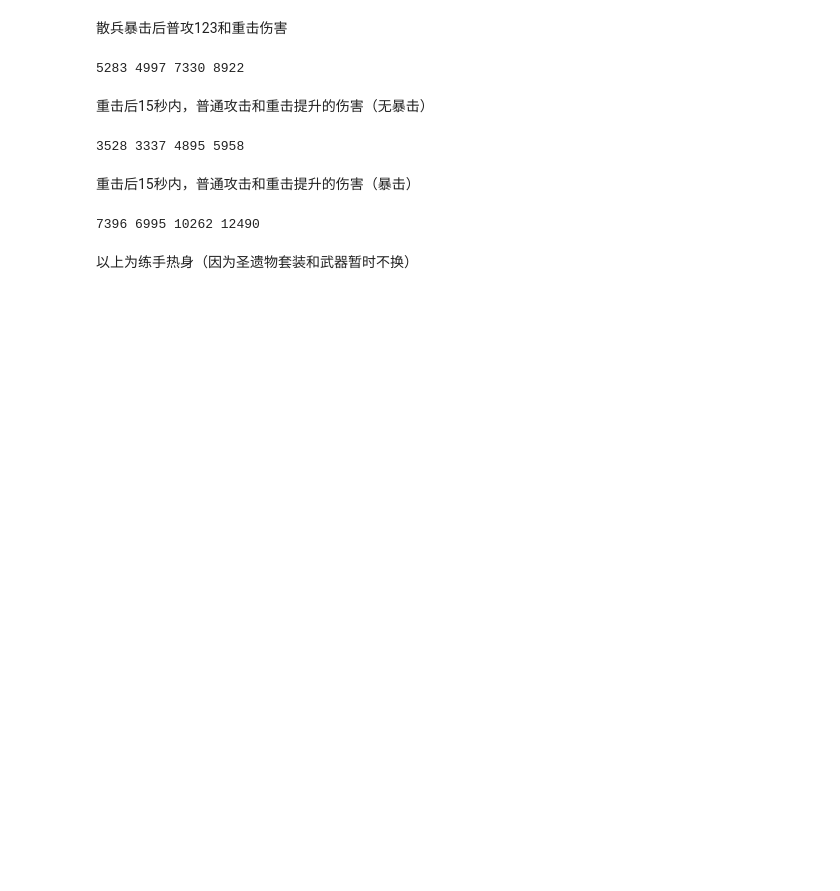
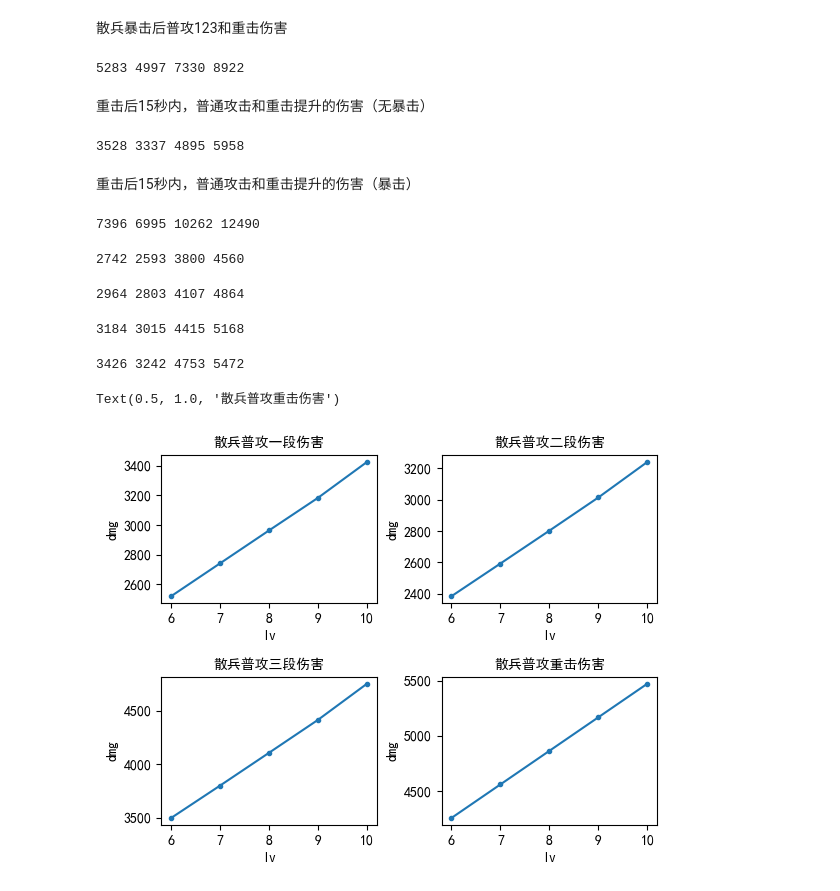
Before and after one commit to Anqi-Wang-aug/My-Genshin-char-analysis, a Jupyter notebook: analysis.ipynb, the cells around one changed output. Saved outputs shown, nothing was run; the diff lists cells and outputs as text; code cells hidden in the pictures; blank space fills up the shorter version.

```diff
--- a/analysis.ipynb
+++ b/analysis.ipynb
@@ -1,6 +1,6 @@
 # %%
 import pandas as pd
-df = pd.read_excel('角色数据.xlsx')
+df = pd.read_excel('角色数据.xlsx')···
 # %% [output]
 |  | 人物 | 生命值上限 | 生命值上限加成 | 攻击力 | 攻击力加成 | 防御力 | 防御力加成 | 元素精通 | 暴击率（%） | 暴击伤害（%） | 治疗加成（%） | ... |
 | 0 | 琴 | 13662 | 8126 | 671 | 1457 | 715 | 306 | 146 | 18.1 | 55.0 | 22.2 | ... |
@@ -70,5 +70,75 @@ print(math.floor(n_attack_1*p), math.floor(n_attack_2*p), math.floor(n_attack_3*
 print(math.floor(n_attack_1_crit*p), math.floor(n_attack_2_crit*p), math.floor(n_attack_3_crit*p), math.floor(charged_crit*p))
 # %% [output]
 7396 6995 10262 12490
-# %% [markdown]
-以上为练手热身（因为圣遗物套装和武器暂时不换）
+# %%
+n_attack_1_7 = math.floor(w_attack*1.087*(1+0.096)*wind_dmg)
+n_attack_2_7= math.floor(w_attack*1.028*(1+0.096)*wind_dmg)
+n_attack_3_7 = math.floor(2*(w_attack*0.753*(1+0.096))*wind_dmg)
+charged_7 = math.floor(w_attack*1.981*wind_dmg)
+print(n_attack_1_7, n_attack_2_7, n_attack_3_7, charged_7)
+# %% [output]
+2742 2593 3800 4560
+# %%
+n_attack_1_8 = math.floor(w_attack*1.175*(1+0.096)*wind_dmg)
+n_attack_2_8= math.floor(w_attack*1.111*(1+0.096)*wind_dmg)
+n_attack_3_8 = math.floor(2*(w_attack*0.814*(1+0.096))*wind_dmg)
+charged_8 = math.floor(w_attack*2.113*wind_dmg)
+print(n_attack_1_8, n_attack_2_8, n_attack_3_8, charged_8)
+# %% [output]
+2964 2803 4107 4864
+# %%
+n_attack_1_9 = math.floor(w_attack*1.262*(1+0.096)*wind_dmg)
+n_attack_2_9= math.floor(w_attack*1.195*(1+0.096)*wind_dmg)
+n_attack_3_9 = math.floor(2*(w_attack*0.875*(1+0.096))*wind_dmg)
+charged_9 = math.floor(w_attack*2.245*wind_dmg)
+print(n_attack_1_9, n_attack_2_9, n_attack_3_9, charged_9)
+# %% [output]
+3184 3015 4415 5168
+# %%
+n_attack_1_10 = math.floor(w_attack*1.358*(1+0.096)*wind_dmg)
+n_attack_2_10= math.floor(w_attack*1.285*(1+0.096)*wind_dmg)
+n_attack_3_10 = math.floor(2*(w_attack*0.942*(1+0.096))*wind_dmg)
+charged_10 = math.floor(w_attack*2.377*wind_dmg)
+print(n_attack_1_10, n_attack_2_10, n_attack_3_10, charged_10)
+# %% [output]
+3426 3242 4753 5472
+# %%
+import matplotlib.pyplot as plt
+
+plt.rcParams["font.sans-serif"]=["SimHei"]
+plt.rcParams["axes.unicode_minus"]=False
+plt.rcParams['axes.titlesize'] = 10
+plt.rcParams['figure.subplot.wspace'] = 0.3
+plt.rcParams['figure.subplot.hspace'] = 0.5
+
+x = [6, 7, 8, 9, 10]
+y1 = [n_attack_1, n_attack_1_7, n_attack_1_8, n_attack_1_9, n_attack_1_10]
+y2 = [n_attack_2, n_attack_2_7, n_attack_2_8, n_attack_2_9, n_attack_2_10]
+y3 = [n_attack_3, n_attack_3_7, n_attack_3_8, n_attack_3_9, n_attack_3_10]
+y4 = [charged, charged_7, charged_8, charged_9, charged_10]
+
+plt.subplot(2,2,1)
+plt.plot(x, y1, '.-')
+plt.xlabel('lv')
+plt.ylabel('dmg')
+plt.title('散兵普攻一段伤害')
+plt.subplot(2,2,2)
+plt.xlabel('lv')
+plt.ylabel('dmg')
+plt.plot(x,y2, '.-')
+plt.title('散兵普攻二段伤害')
+
+plt.subplot(2,2,3)
+plt.plot(x,y3, '.-')
+plt.xlabel('lv')
+plt.ylabel('dmg')
+plt.title('散兵普攻三段伤害')
+
+plt.subplot(2,2,4)
+plt.plot(x,y4, '.-')
+plt.xlabel('lv')
+plt.ylabel('dmg')
+plt.title('散兵普攻重击伤害')
+# %% [output]
+Text(0.5, 1.0, '散兵普攻重击伤害')
+[figure, added]
```
Also changed, not shown: parts of 2 cells of this notebook.
